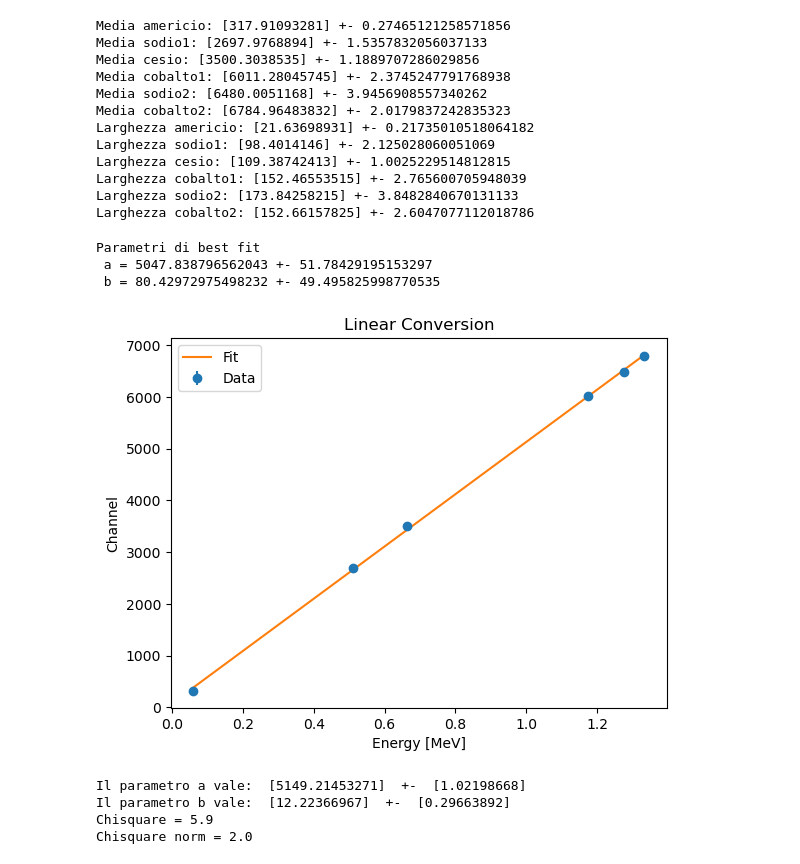
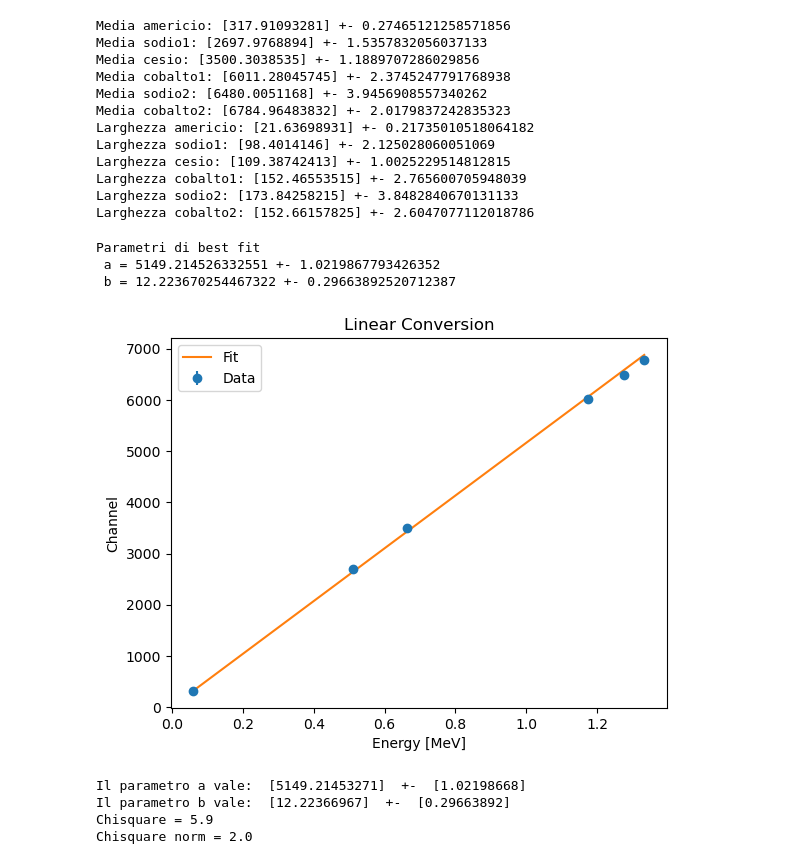
Before and after one commit to ChrisTangaNunz/particle-lab, a Jupyter notebook: asd.ipynb, the cells around one changed output. Saved outputs shown, nothing was run; the diff lists cells and outputs as text; code cells hidden in the pictures.

```diff
--- a/asd.ipynb
+++ b/asd.ipynb
@@ -25,12 +25,12 @@ err_larghezza = []
 for i in range(len(inf)):
      popt, pcov, minimo, massimo =best_fit(file[i], inf[i], sup[i], sorgenti[i])
 
-     z=np.linspace(minimo, massimo, 100000)
-     y_output = gaus(z, C=popt[0],mean=popt[1],sigma=popt[2])
+     x=np.linspace(minimo, massimo, 100000)
+     y_output = gaus(x, C=popt[0],mean=popt[1],sigma=popt[2])
 
-     plt.plot(z,y_output, label='fit')
+     plt.plot(x,y_output, label='fit')
 
-     y,E,dy,dE,_=clean_data(file[i], inf[i], sup[i], sorgenti[i])
+     y,E,dy,dE,_, binsfit=clean_data(file[i], inf[i], sup[i], sorgenti[i])
      plt.errorbar(E,y,dy,dE,' ', label='experiamental points')
 
      left=min(E)
@@ -45,7 +45,7 @@ for i in range(len(inf)):
      plt.legend()
      plt.show()
 
-     plt.plot(z,y_output, label='fit')
+     plt.plot(x,y_output, label='fit')
 
 
      plt.hist(apri(file[i]),bins= 2000 if sorgenti[i]== "americio" else 500, histtype='step',label='histogram')
@@ -101,31 +101,32 @@ Larghezza cobalto2: [152.66157825] +- 2.6047077112018786
 # %%
 #FIT IMPLEMENTATO TRAMITE curve_fit
 def linear_func(x, m, b):
     return m * x + b
 
 energy = np.array([0.060, 0.511, 0.662, 1.173, 1.275, 1.333])
 channel=np.array(media)
 
 
-popt,pcov= curve_fit(linear_func,energy,channel.ravel(), absolute_sigma=False)
+
+popt,pcov= curve_fit(linear_func,energy,channel.ravel(),sigma=err_media, absolute_sigma=True)
 # Print the best fitting parameters
 print('Parametri di best fit')
 print(f" a = {popt[0]} +- {np.sqrt(pcov[0][0])}")
 print(f" b = {popt[1]} +- {np.sqrt(pcov[1][1])}")
 
 
 plt.errorbar(energy, channel.ravel(), yerr=err_media, fmt='o', label='Data')
 plt.plot(energy, linear_func(energy, *popt), label='Fit')
 plt.xlabel('Energy [MeV]')
 plt.ylabel('Channel')
 plt.title('Linear Conversion')
 plt.legend()
 plt.show()
 # %% [output]
 Parametri di best fit
- a = 5047.838796562043 +- 51.78429195153297
- b = 80.42972975498232 +- 49.495825998770535
+ a = 5149.214526332551 +- 1.0219867793426352
+ b = 12.223670254467322 +- 0.29663892520712387
-[figure, old version]
+[figure, new version]
 # %%
 energie = np.array([0.060, 0.511, 0.662, 1.173, 1.275, 1.333])
 channel=np.array(media)
```
Also changed, not shown: parts of 8 cells of this notebook, 22 other files.
